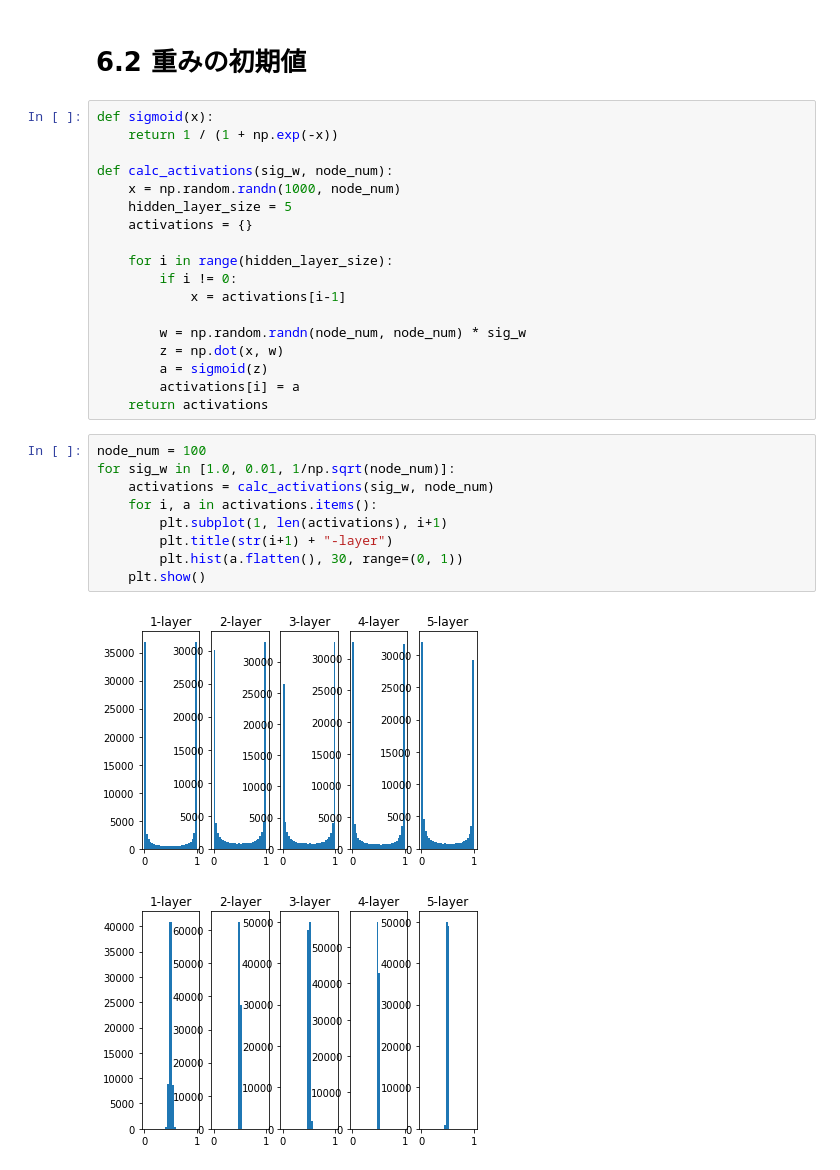
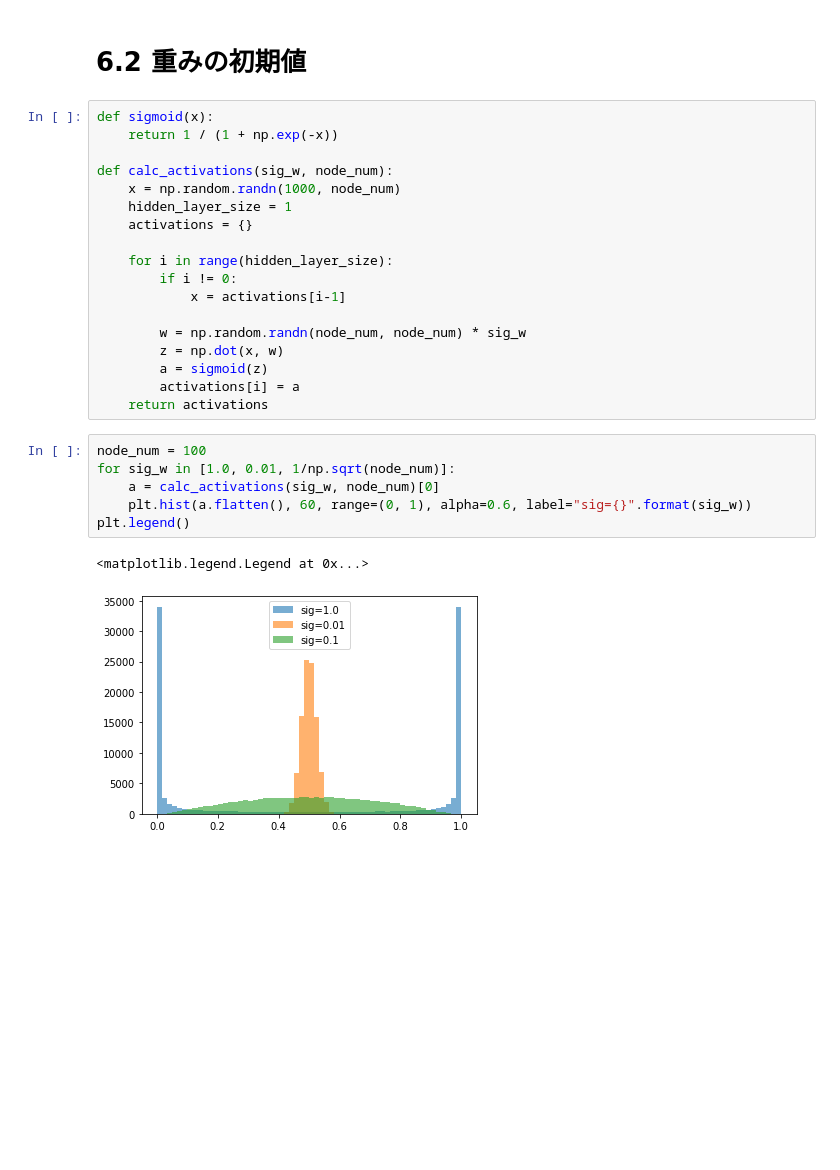
Before and after one commit to reim2zk/deep-learning-from-scratch, a Jupyter notebook: src/chapter6.ipynb, the cells around one changed output. Drawn from its saved outputs; the diff is of its cells as text; blank space fills up the shorter version.

```diff
--- a/src/chapter6.ipynb
+++ b/src/chapter6.ipynb
@@ -100,7 +113,7 @@ def sigmoid(x):
 
 def calc_activations(sig_w, node_num):
     x = np.random.randn(1000, node_num)
-    hidden_layer_size = 5
+    hidden_layer_size = 1
     activations = {}
 
     for i in range(hidden_layer_size):
@@ -115,12 +128,9 @@ def calc_activations(sig_w, node_num):
 # %%
 node_num = 100
 for sig_w in [1.0, 0.01, 1/np.sqrt(node_num)]:
-    activations = calc_activations(sig_w, node_num)
-    for i, a in activations.items():
-        plt.subplot(1, len(activations), i+1)
-        plt.title(str(i+1) + "-layer")
-        plt.hist(a.flatten(), 30, range=(0, 1))
-    plt.show()
+    a = calc_activations(sig_w, node_num)[0]
+    plt.hist(a.flatten(), 60, range=(0, 1), alpha=0.6, label="sig={}".format(sig_w))
+plt.legend()
 # %% [output]
+<matplotlib.legend.Legend at 0x...>
-[figure, old version]
+[figure, new version]
-[figure, removed]
```
Also changed, not shown: parts of 7 cells of this notebook.
